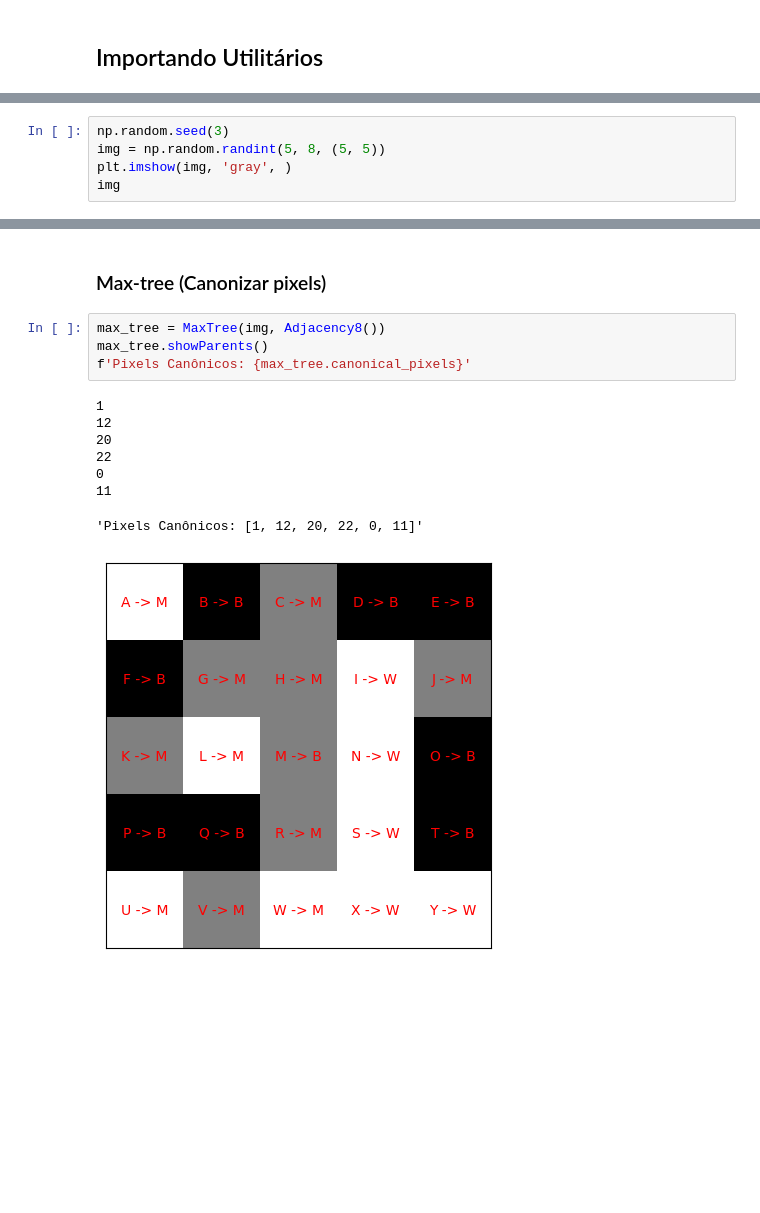
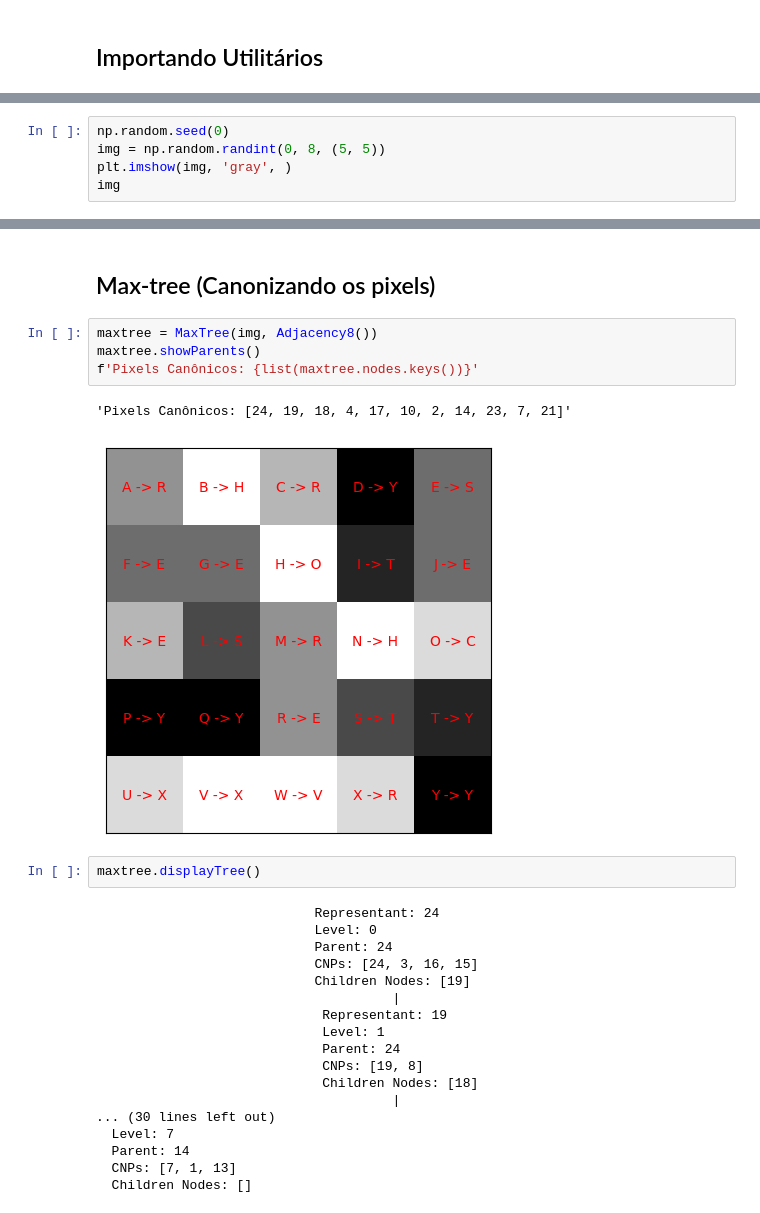
Before and after one commit to LukeBreezy/Morphology, a Jupyter notebook: Testes.ipynb, the cells around one changed output, grey strips where cells are left out. Drawn from its saved outputs; the diff is of its cells as text; blank space fills up the shorter version.

```diff
--- a/Testes.ipynb
+++ b/Testes.ipynb
@@ -10,6 +11,6 @@ from morpho_package import *
 # %%
-np.random.seed(3)
-img = np.random.randint(5, 8, (5, 5))
+np.random.seed(0)
+img = np.random.randint(0, 8, (5, 5))
 plt.imshow(img, 'gray', )
 img
 # %% [output]
@@ -41,15 +31,29 @@ upper_level_sets.showParents()
 # %% [markdown]
-### Max-tree (Canonizar pixels)
+## Max-tree (Canonizando os pixels)
 # %%
-max_tree = MaxTree(img, Adjacency8())
-max_tree.showParents()
-f'Pixels Canônicos: {max_tree.canonical_pixels}'
+maxtree = MaxTree(img, Adjacency8())
+maxtree.showParents()
+f'Pixels Canônicos: {list(maxtree.nodes.keys())}'
 # %% [output]
-1
-12
-20
-22
-0
-11
+'Pixels Canônicos: [24, 19, 18, 4, 17, 10, 2, 14, 23, 7, 21]'
-'Pixels Canônicos: [1, 12, 20, 22, 0, 11]'
-[figure, old version]
+[figure, new version]
+# %%
+maxtree.displayTree()
+# %% [output]
+                            Representant: 24
+                            Level: 0
+                            Parent: 24
+                            CNPs: [24, 3, 16, 15]
+                            Children Nodes: [19]
+                                      |
+                             Representant: 19
+                             Level: 1
+                             Parent: 24
+                             CNPs: [19, 8]
+                             Children Nodes: [18]
+                                      |
+... (30 lines left out)
+  Level: 7
+  Parent: 14
+  CNPs: [7, 1, 13]
+  Children Nodes: []
```
Also changed, not shown: parts of 18 cells of this notebook, 3 other files.
